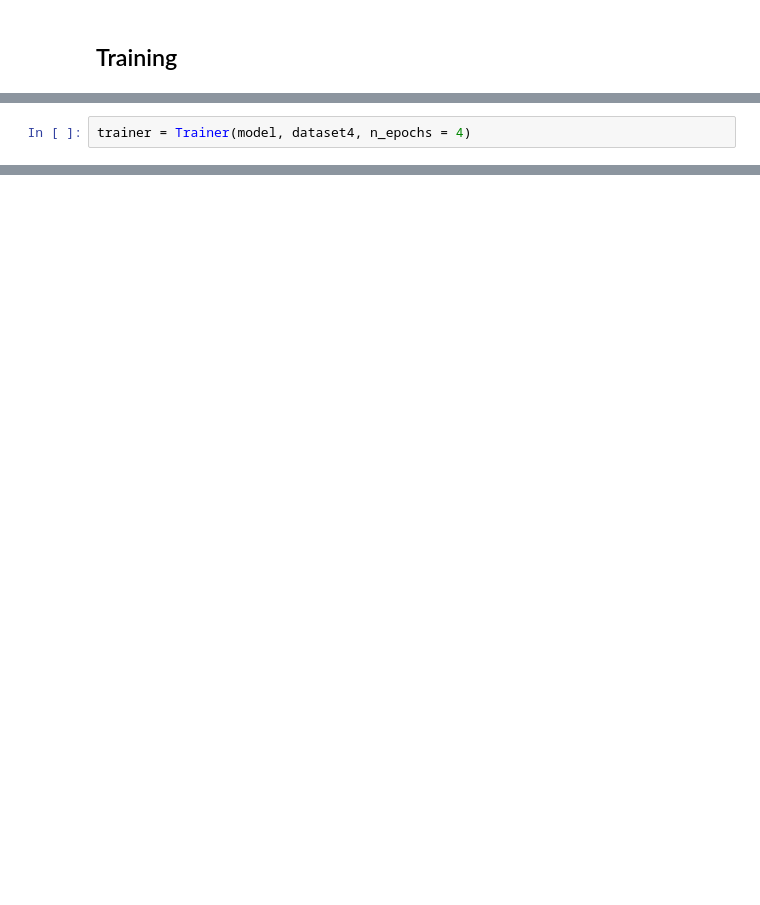
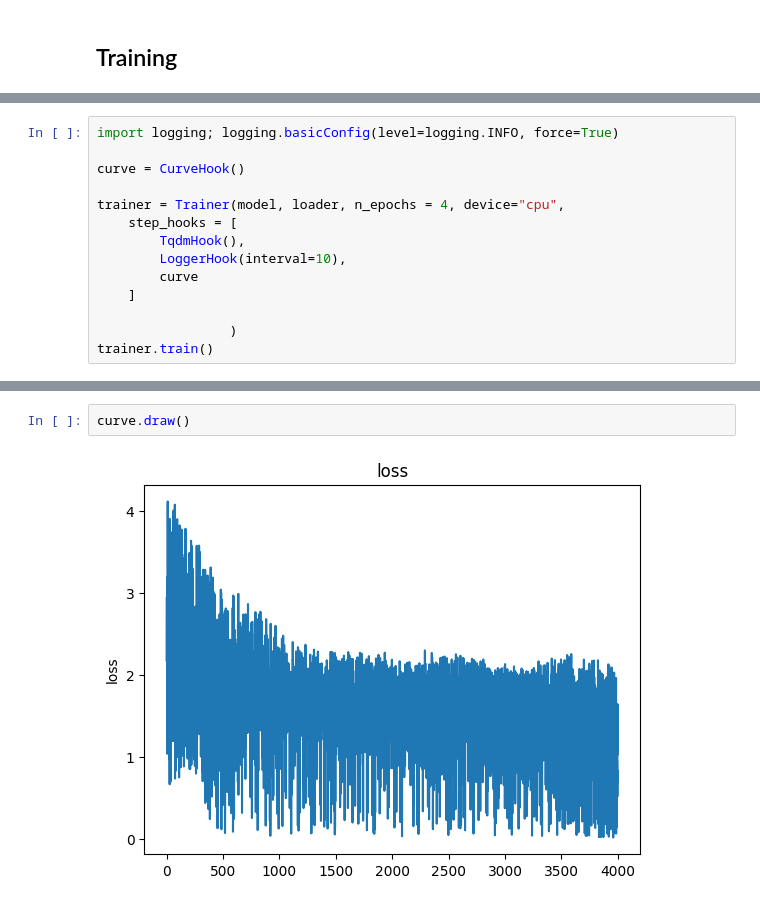
Before and after one commit to tbrugere/tb_ml, a Jupyter notebook: Notebooks/Tests2.ipynb, the cells around one changed output, grey strips where cells are left out. Saved outputs shown, nothing was run; the diff lists cells and outputs as text; blank space fills up the shorter version.

```diff
--- a/Notebooks/Tests2.ipynb
+++ b/Notebooks/Tests2.ipynb
@@ -164,3 +199,15 @@ model = TestModel()
 # %%
-trainer = Trainer(model, dataset4, n_epochs = 4)
+import logging; logging.basicConfig(level=logging.INFO, force=True)
+
+curve = CurveHook()
+
+trainer = Trainer(model, loader, n_epochs = 4, device="cpu",
+    step_hooks = [
+        TqdmHook(),
+        LoggerHook(interval=10),
+        curve
+    ]
+
+                 )
+trainer.train()
 # %% [output]
@@ -167,0 +231,4 @@ NameError: name 'loader' is not defined
+# %%
+curve.draw()
+# %% [output]
+[figure, added]
```
Also changed, not shown: parts of 13 cells of this notebook.
